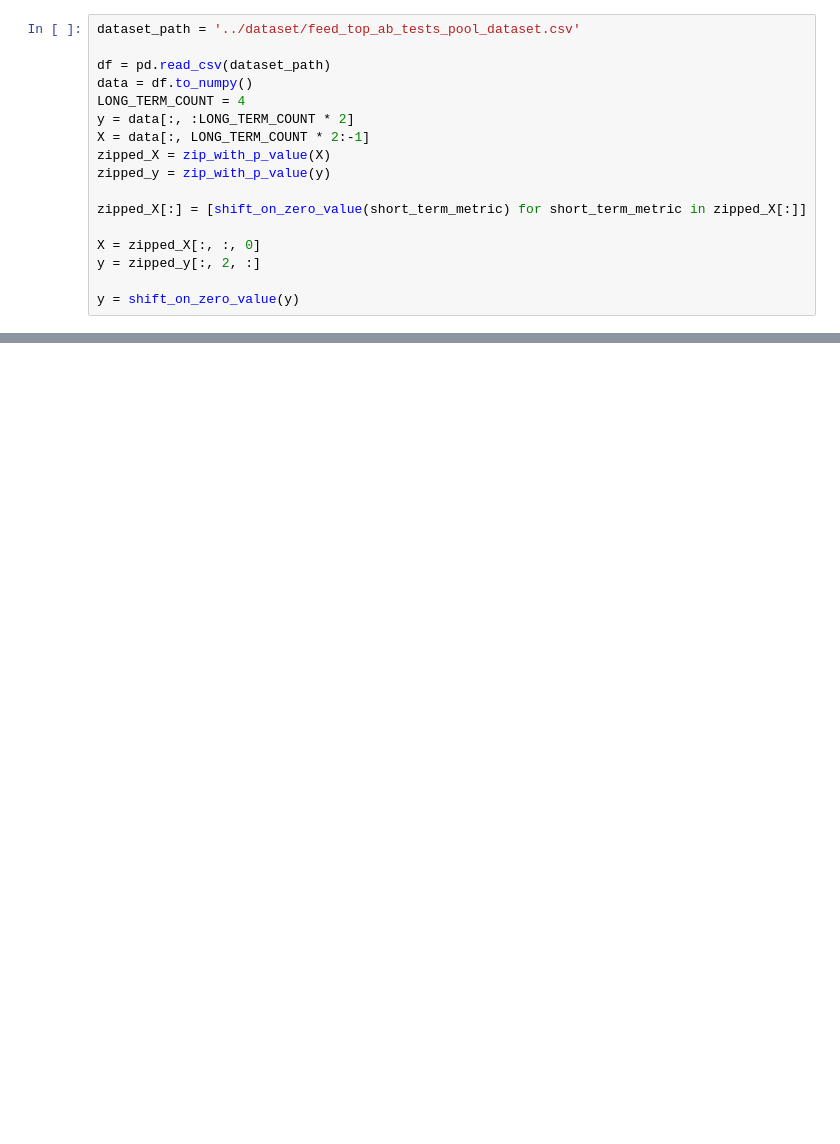
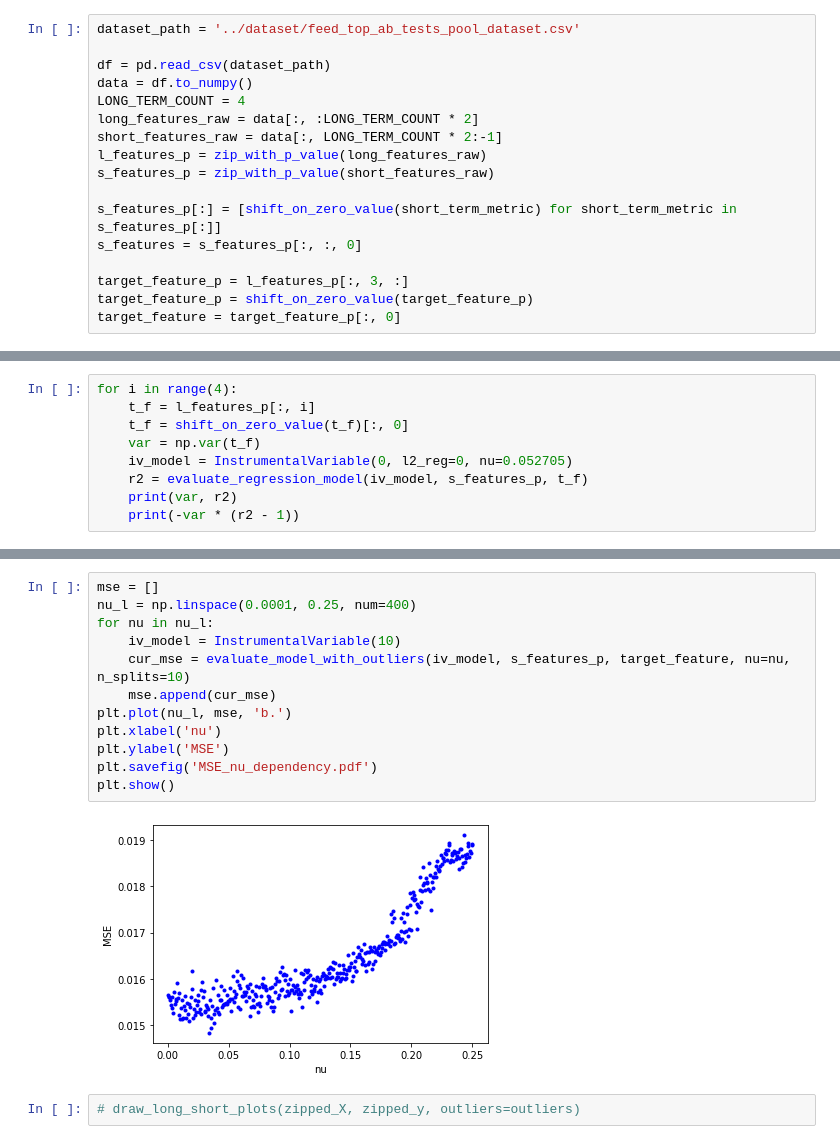
Before and after one commit to AnverK/VK_Graduation, a Jupyter notebook: src/executor.ipynb, the cells around one changed output, grey strips where cells are left out. Drawn from its saved outputs; the diff is of its cells as text; blank space fills up the shorter version.

Commit message:
MetricStability notebook done

```diff
--- a/src/executor.ipynb
+++ b/src/executor.ipynb
@@ -35,14 +119,14 @@ dataset_path = '../dataset/feed_top_ab_tests_pool_dataset.csv'
 df = pd.read_csv(dataset_path)
 data = df.to_numpy()
 LONG_TERM_COUNT = 4
-y = data[:, :LONG_TERM_COUNT * 2]
-X = data[:, LONG_TERM_COUNT * 2:-1]
-zipped_X = zip_with_p_value(X)
-zipped_y = zip_with_p_value(y)
+long_features_raw = data[:, :LONG_TERM_COUNT * 2]
+short_features_raw = data[:, LONG_TERM_COUNT * 2:-1]
+l_features_p = zip_with_p_value(long_features_raw)
+s_features_p = zip_with_p_value(short_features_raw)
 
-zipped_X[:] = [shift_on_zero_value(short_term_metric) for short_term_metric in zipped_X[:]]
+s_features_p[:] = [shift_on_zero_value(short_term_metric) for short_term_metric in s_features_p[:]]
+s_features = s_features_p[:, :, 0]
 
-X = zipped_X[:, :, 0]
-y = zipped_y[:, 2, :]
-
-y = shift_on_zero_value(y)
+target_feature_p = l_features_p[:, 3, :]
+target_feature_p = shift_on_zero_value(target_feature_p)
+target_feature = target_feature_p[:, 0]
@@ -75,0 +184,9 @@ plt.show()
+# %%
+for i in range(4):
+    t_f = l_features_p[:, i]
+    t_f = shift_on_zero_value(t_f)[:, 0]
+    var = np.var(t_f)
+    iv_model = InstrumentalVariable(0, l2_reg=0, nu=0.052705)
+    r2 = evaluate_regression_model(iv_model, s_features_p, t_f)
+    print(var, r2)
+    print(-var * (r2 - 1))
@@ -75,0 +213,16 @@ plt.show()
+# %%
+mse = []
+nu_l = np.linspace(0.0001, 0.25, num=400)
+for nu in nu_l:
+    iv_model = InstrumentalVariable(10)
+    cur_mse = evaluate_model_with_outliers(iv_model, s_features_p, target_feature, nu=nu, n_splits=10)
+    mse.append(cur_mse)
+plt.plot(nu_l, mse, 'b.')
+plt.xlabel('nu')
+plt.ylabel('MSE')
+plt.savefig('MSE_nu_dependency.pdf')
+plt.show()
+# %% [output]
+[figure, added]
+# %%
+# draw_long_short_plots(zipped_X, zipped_y, outliers=outliers)
```
Also changed, not shown: parts of 21 cells of this notebook, 5 other files.
